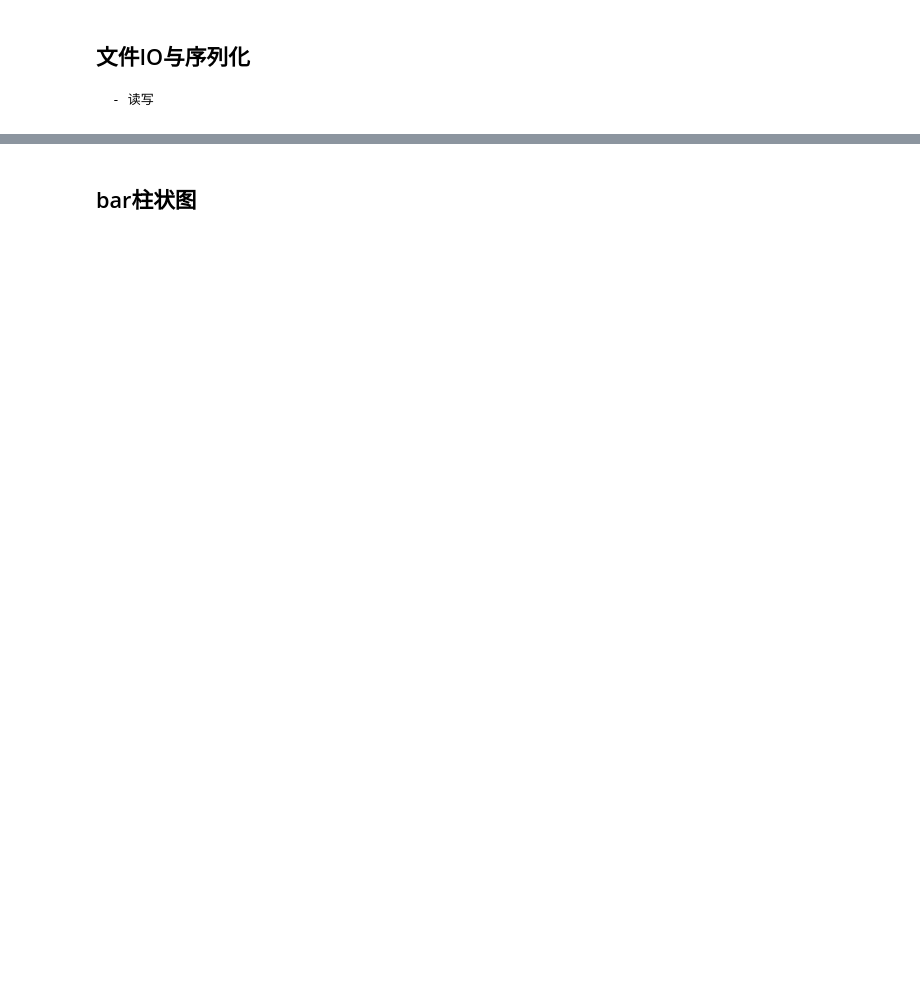
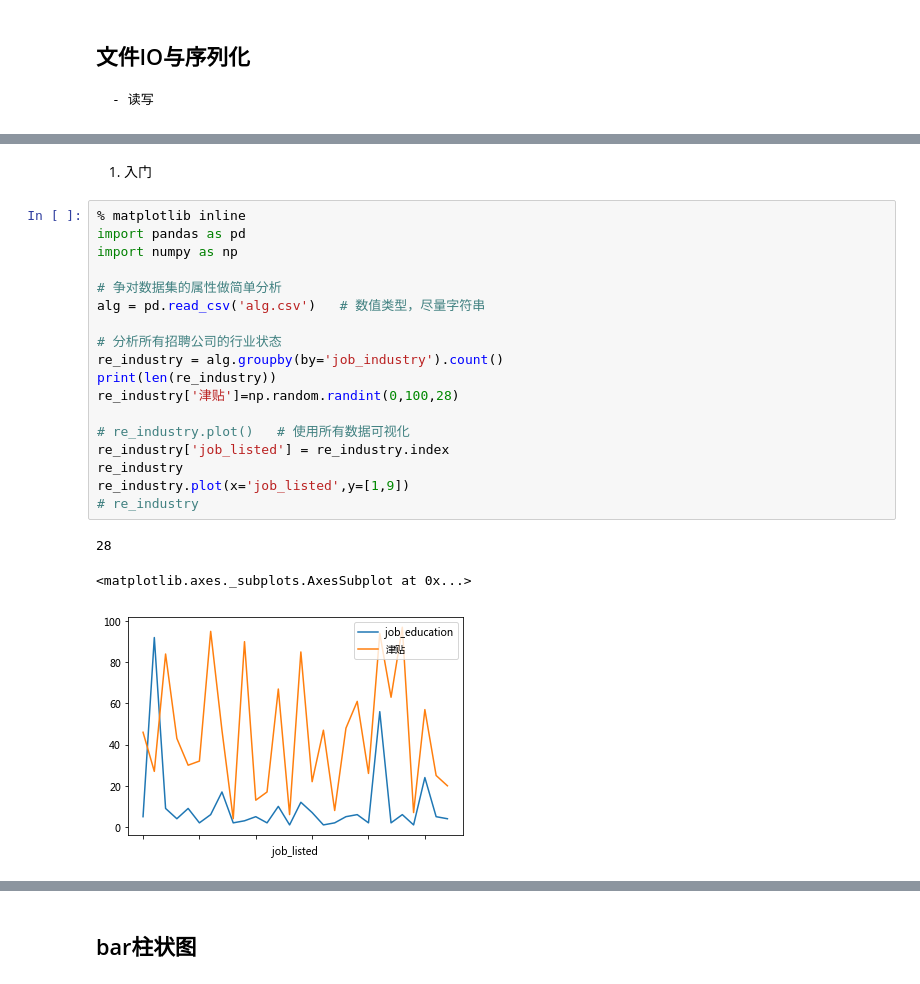
Before and after one commit to QiangAI/ClassCodes, a Jupyter notebook: day21/day21_数据分析pandas.ipynb, the cells around one changed output, grey strips where cells are left out. Drawn from its saved outputs; the diff is of its cells as text; blank space fills up the shorter version.

```diff
--- a/day21/day21_数据分析pandas.ipynb
+++ b/day21/day21_数据分析pandas.ipynb
@@ -1464,0 +2287,24 @@ re
+# %% [markdown]
+1. 入门
+# %%
+% matplotlib inline
+import pandas as pd
+import numpy as np
+
+# 争对数据集的属性做简单分析
+alg = pd.read_csv('alg.csv')   # 数值类型，尽量字符串
+
+# 分析所有招聘公司的行业状态
+re_industry = alg.groupby(by='job_industry').count()
+print(len(re_industry))
+re_industry['津贴']=np.random.randint(0,100,28)
+
+# re_industry.plot()   # 使用所有数据可视化
+re_industry['job_listed'] = re_industry.index
+re_industry
+re_industry.plot(x='job_listed',y=[1,9])
+# re_industry
+# %% [output]
+28
+<matplotlib.axes._subplots.AxesSubplot at 0x...>
+[figure, added]
```
Also changed, not shown: parts of 80 cells of this notebook, 3 other files.
